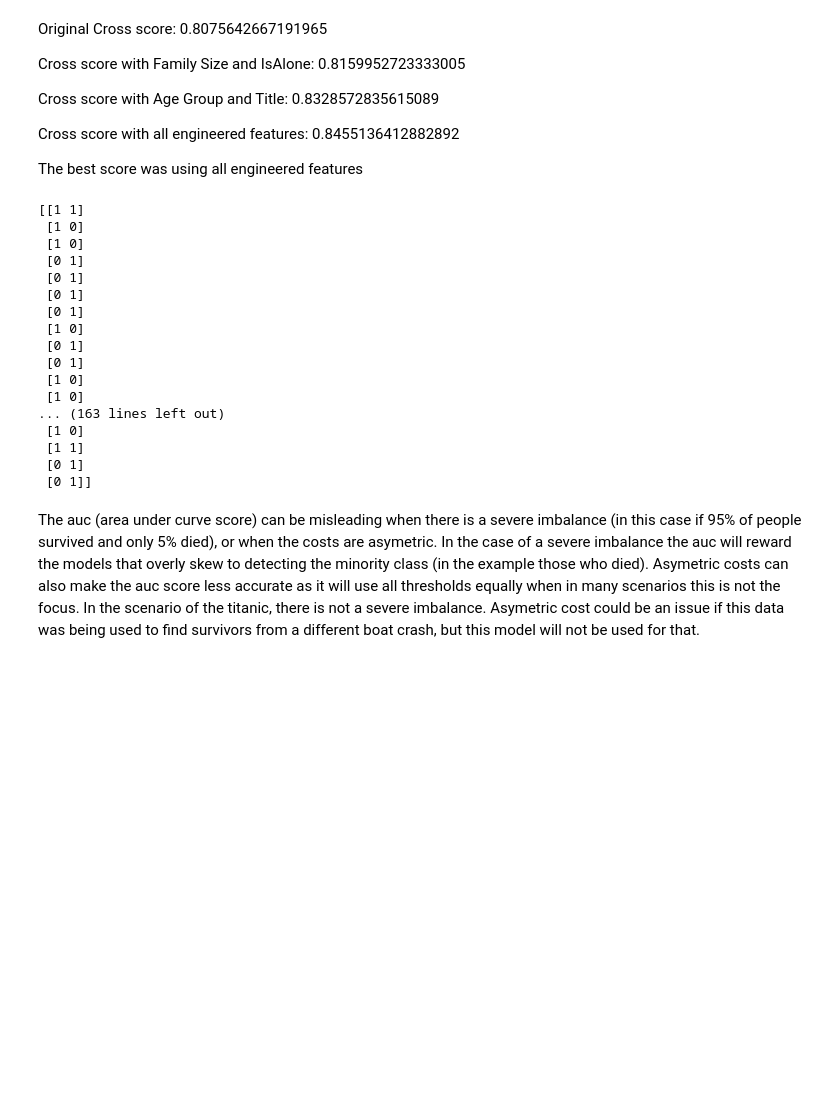
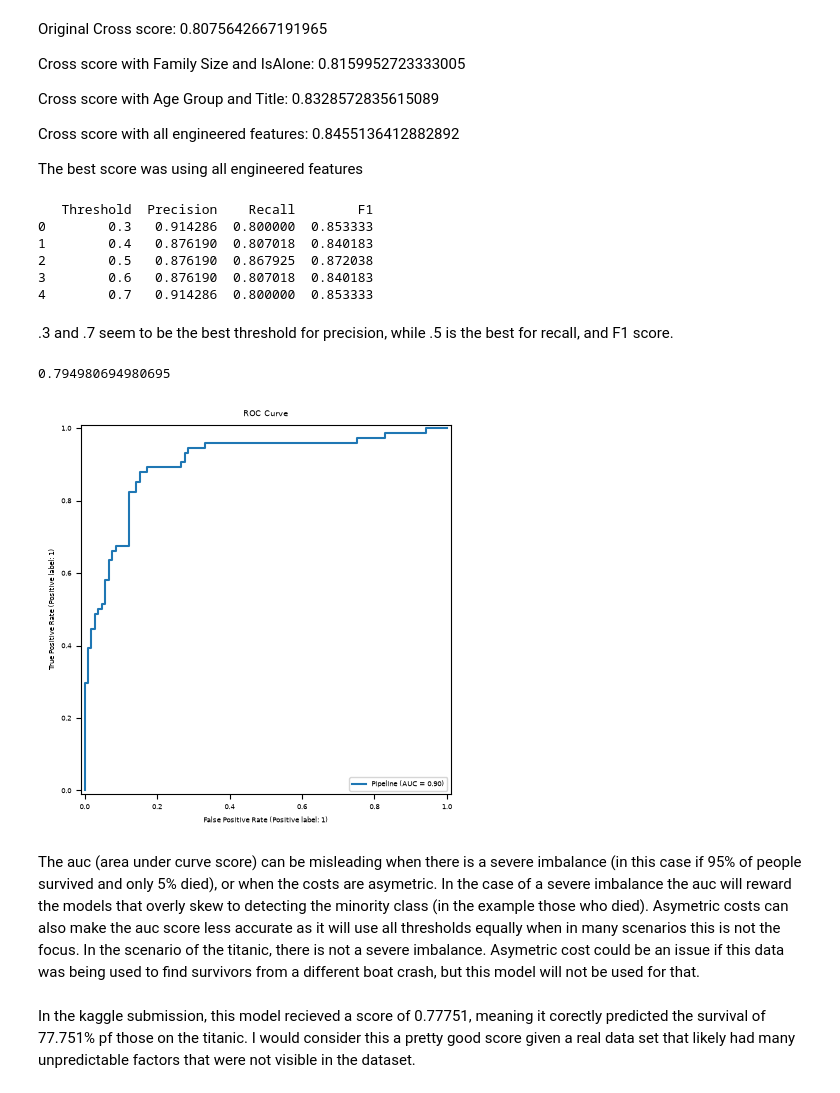
Before and after one commit to talonc0/ML-2026, a Jupyter notebook: Titanic_Notebook.ipynb, the cells around one changed output. Cells and saved outputs as stored; diff of their text form; code cells hidden in the pictures; blank space fills up the shorter version.

```diff
--- a/Titanic_Notebook.ipynb
+++ b/Titanic_Notebook.ipynb
@@ -213,41 +213,36 @@ The best score was using all engineered features
 # %%
 probabilities = final_pipeline_2.predict_proba(X_test)
 predictions  = []
-threshold_table = {'Precision': [], 'Recall': [], 'F1': []}
+threshold_table = {'Threshold': [], 'Precision': [], 'Recall': [], 'F1': []}
 for i in range(5):
-    print((i+3)/10)
     predictions.append((probabilities >= (i+3)/10).astype(int))
-    report = classification_report(predictions[i], y_test, output_dict=True)
+    predictions[i] = np.argmax(predictions[i], axis=1)
+    report = classification_report(predictions[i], y_test.to_numpy(), output_dict=True)
     precision = report['0']['precision']
     recall = report['0']['recall']
     f1 = report['0']['f1-score']
+    threshold_table['Threshold'].append((i+3)/10)
     threshold_table['Precision'].append(precision)
     threshold_table['Recall'].append(recall)
     threshold_table['F1'].append(f1)
-print(pd.Dataframe(threshold_table))
+print(pd.DataFrame(threshold_table))
 # %% [output]
-[[1 1]
- [1 0]
- [1 0]
- [0 1]
- [0 1]
- [0 1]
- [0 1]
- [1 0]
- [0 1]
- [0 1]
- [1 0]
- [1 0]
-... (163 lines left out)
- [1 0]
- [1 1]
- [0 1]
- [0 1]]
+   Threshold  Precision    Recall        F1
+0        0.3   0.914286  0.800000  0.853333
+1        0.4   0.876190  0.807018  0.840183
+2        0.5   0.876190  0.867925  0.872038
+3        0.6   0.876190  0.807018  0.840183
+4        0.7   0.914286  0.800000  0.853333
+# %% [markdown]
+.3 and .7 seem to be the best threshold for precision, while .5 is the best for recall, and F1 score.
 # %%
-auc_score = roc_auc_score(y_test, predictions[3][0])
+auc_score = roc_auc_score(y_test, predictions[0])
 print(auc_score)
 RocCurveDisplay.from_estimator(final_pipeline_2, X_test, y_test)
 plt.title('ROC Curve')
 plt.show()
+# %% [output]
+0.794980694980695
+[figure, added]
 # %% [markdown]
 The auc (area under curve score) can be misleading when there is a severe imbalance (in this case if 95% of people survived and only 5% died), or when the costs are asymetric. In the case of a severe imbalance the auc will reward the models that overly skew to detecting the minority class (in the example those who died). Asymetric costs can also make the auc score less accurate as it will use all thresholds equally when in many scenarios this is not the focus. In the scenario of the titanic, there is not a severe imbalance. Asymetric cost could be an issue if this data was being used to find survivors from a different boat crash, but this model will not be used for that.
@@ -253,0 +271,2 @@ The auc (area under curve score) can be misleading when there is a severe imbala
+# %% [markdown]
+In the kaggle submission, this model recieved a score of 0.77751, meaning it corectly predicted the survival of 77.751% pf those on the titanic. I would consider this a pretty good score given a real data set that likely had many unpredictable factors that were not visible in the dataset.
```
Also changed, not shown: parts of 3 cells of this notebook.
